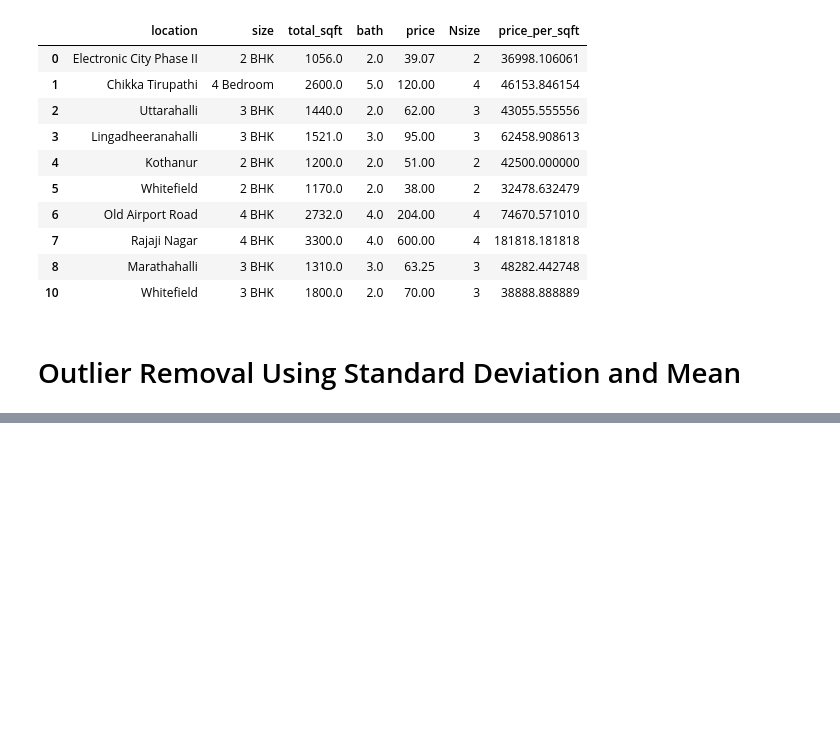
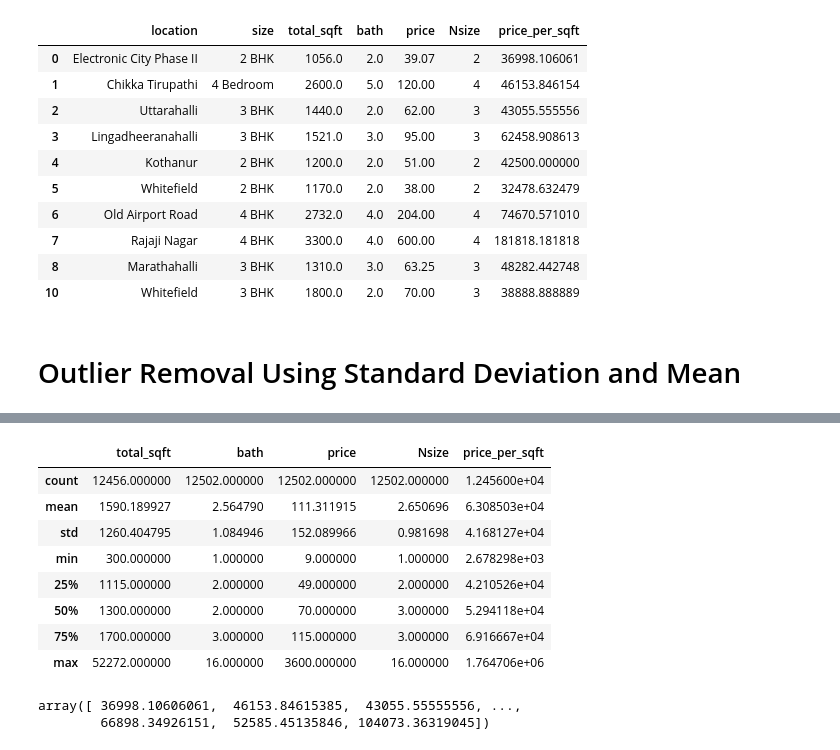
Before and after one commit to akashkrishnashirke/-houe-price-prediction, a Jupyter notebook: Untitled.ipynb, the cells around one changed output, grey strips where cells are left out. Cells and saved outputs as stored; diff of their text form; code cells hidden in the pictures; blank space fills up the shorter version.

```diff
--- a/Untitled.ipynb
+++ b/Untitled.ipynb
@@ -340,0 +365,17 @@ data2.head(10)
+# %%
+data2.describe()
+# %% [output]
+|  | total_sqft | bath | price | Nsize | price_per_sqft |
+| count | 12456.000000 | 12502.000000 | 12502.000000 | 12502.000000 | 1.245600e+04 |
+| mean | 1590.189927 | 2.564790 | 111.311915 | 2.650696 | 6.308503e+04 |
+| std | 1260.404795 | 1.084946 | 152.089966 | 0.981698 | 4.168127e+04 |
+| min | 300.000000 | 1.000000 | 9.000000 | 1.000000 | 2.678298e+03 |
+| 25% | 1115.000000 | 2.000000 | 49.000000 | 2.000000 | 4.210526e+04 |
+| 50% | 1300.000000 | 2.000000 | 70.000000 | 3.000000 | 5.294118e+04 |
+| 75% | 1700.000000 | 3.000000 | 115.000000 | 3.000000 | 6.916667e+04 |
+| max | 52272.000000 | 16.000000 | 3600.000000 | 16.000000 | 1.764706e+06 |
+# %%
+data2.price_per_sqft.unique()
+# %% [output]
+array([ 36998.10606061,  46153.84615385,  43055.55555556, ...,
+        66898.34926151,  52585.45135846, 104073.36319045])
```
Also changed, not shown: parts of 2 cells of this notebook, 1 other file.
